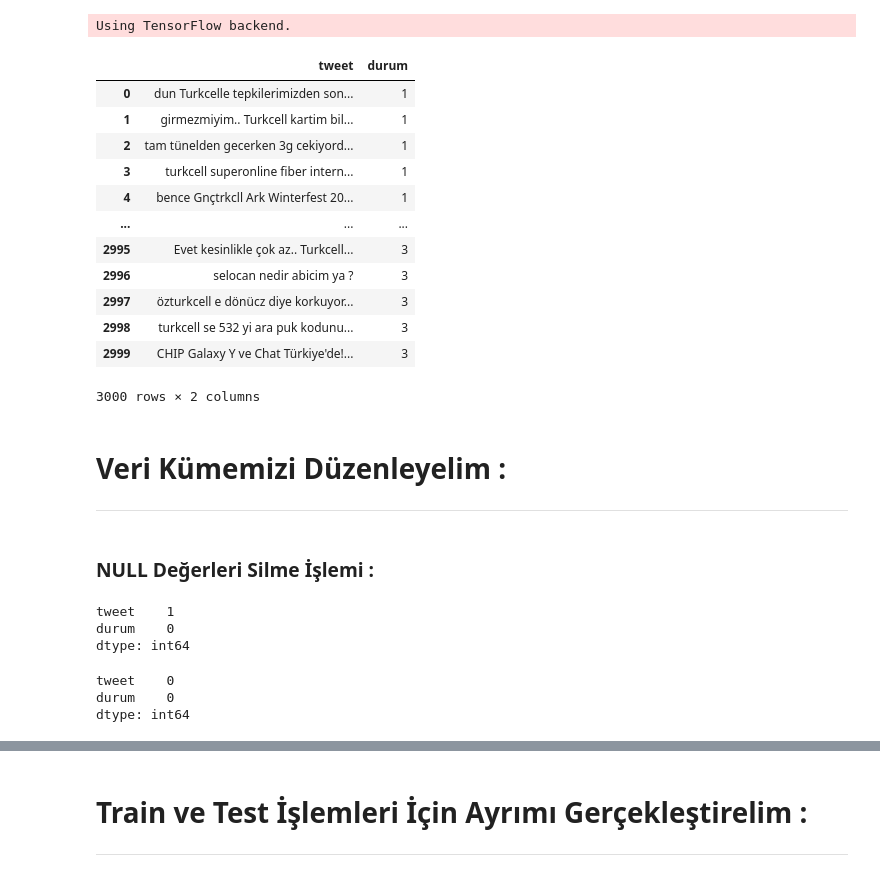
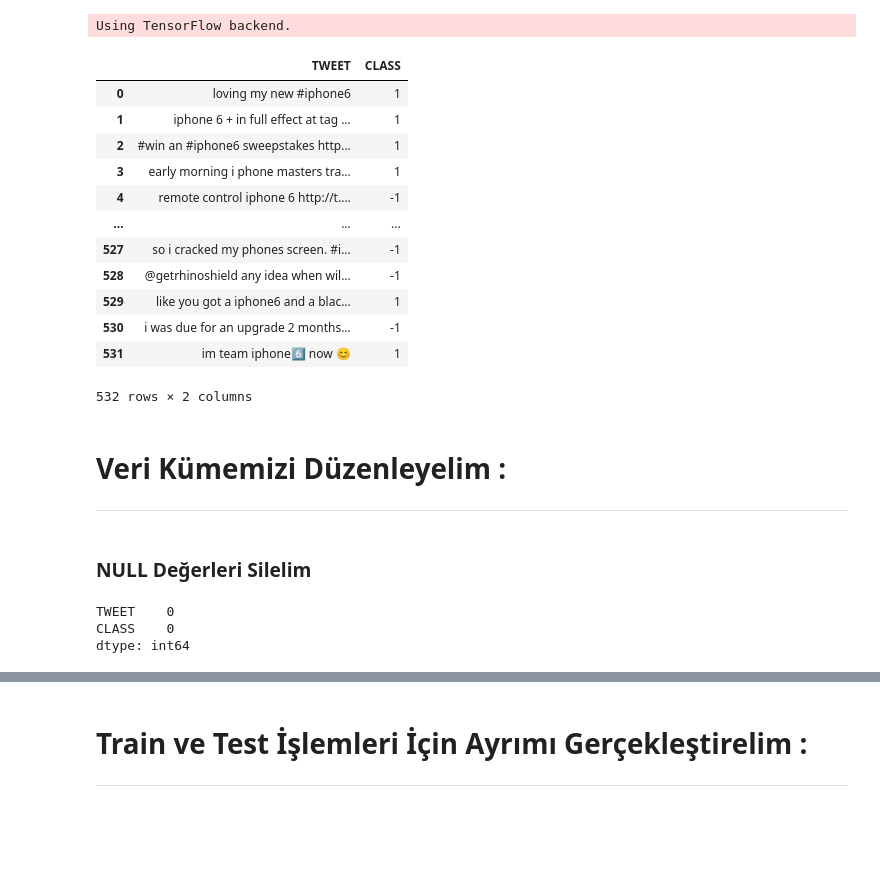
Before and after one commit to onur-kantar/Decision-Tree, a Jupyter notebook: DT.ipynb, the cells around one changed output, grey strips where cells are left out. Drawn from its saved outputs; the diff is of its cells as text; code cells hidden in the pictures; blank space fills up the shorter version.

```diff
--- a/DT.ipynb
+++ b/DT.ipynb
@@ -45,38 +35,35 @@ from mlxtend.plotting import plot_confusion_matrix
 # %% [output]
 Using TensorFlow backend.
 # %%
-tweets = pd.read_csv("/content/drive/My Drive/Colab Notebooks/Data Sets/3000tweet.csv", sep=';', encoding="utf8")
-tweets
+df = pd.read_csv("/content/drive/My Drive/Colab Notebooks/Data Sets/iphone.csv", sep=',')
+df
 # %% [output]
-|  | tweet | durum |
-| 0 | dun Turkcelle tepkilerimizden son... | 1 |
-| 1 | girmezmiyim.. Turkcell kartim bil... | 1 |
-| 2 | tam tünelden gecerken 3g cekiyord... | 1 |
-| 3 | turkcell superonline fiber intern... | 1 |
-| 4 | bence Gnçtrkcll Ark Winterfest 20... | 1 |
+|  | TWEET | CLASS |
+| 0 | loving my new #iphone6 | 1 |
+| 1 | iphone 6 + in full effect at tag ... | 1 |
+| 2 | #win an #iphone6 sweepstakes http... | 1 |
+| 3 | early morning i phone masters tra... | 1 |
+| 4 | remote control iphone 6 http://t.... | -1 |
 | ... | ... | ... |
-| 2995 | Evet kesinlikle çok az.. Turkcell... | 3 |
-| 2996 | selocan nedir abicim ya ? | 3 |
-| 2997 | özturkcell e dönücz diye korkuyor... | 3 |
-| 2998 | turkcell se 532 yi ara puk kodunu... | 3 |
-| 2999 | CHIP Galaxy Y ve Chat Türkiye'de!... | 3 |
+| 527 | so i cracked my phones screen. #i... | -1 |
+| 528 | @getrhinoshield any idea when wil... | -1 |
+| 529 | like you got a iphone6 and a blac... | 1 |
+| 530 | i was due for an upgrade 2 months... | -1 |
+| 531 | im team iphone6⃣ now 😊 | 1 |
-3000 rows × 2 columns
+532 rows × 2 columns
 # %% [markdown]
 # Veri Kümemizi Düzenleyelim :
 
 ---
 # %% [markdown]
-### NULL Değerleri Silme İşlemi :
+### NULL Değerleri Silelim
 # %%
-tweets.isnull().sum()
+df.isnull().sum()
 # %% [output]
-tweet    1
-durum    0
+TWEET    0
+CLASS    0
 dtype: int64
 # %%
-tweets = tweets.dropna().reset_index(drop=True)
-tweets.isnull().sum()
+# NULL Değer Bulunmuyor.
+# df = df.dropna().reset_index(drop=True)
+# df.isnull().sum()
-# %% [output]
-tweet    0
-durum    0
-dtype: int64
```
Also changed, not shown: parts of 29 cells of this notebook, 2 other files.
